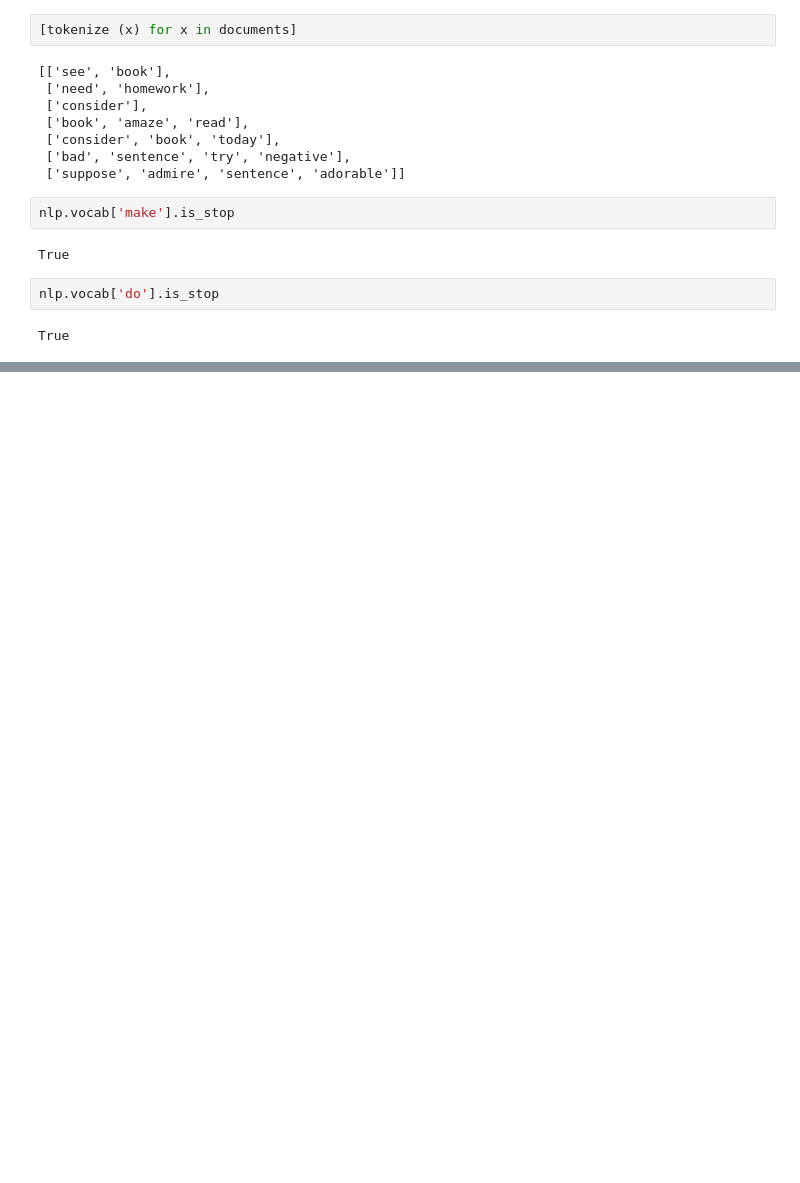
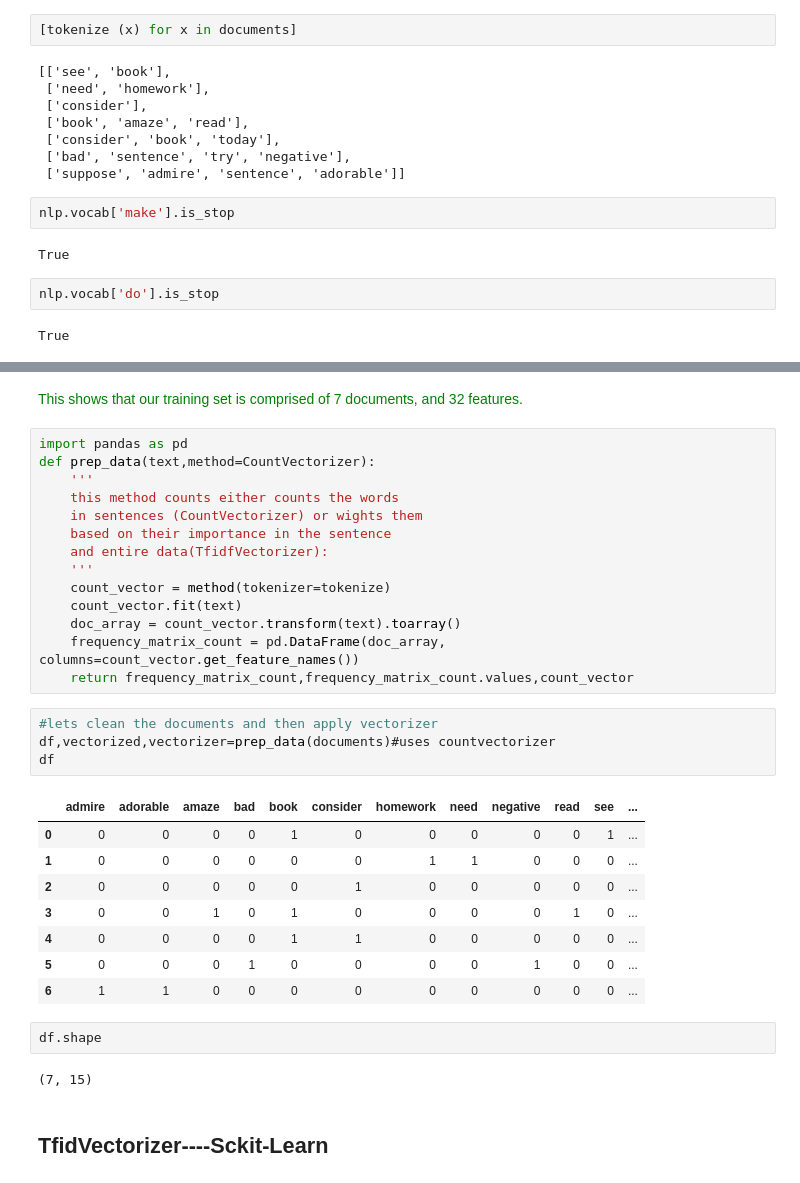
Before and after one commit to scienclick/NLP, a Jupyter notebook: U_1_NLP_Basics.ipynb, the cells around one changed output, grey strips where cells are left out. Cells and saved outputs as stored; diff of their text form; blank space fills up the shorter version.

```diff
--- a/Udemy_1_NLP_Basics.ipynb
+++ b/U_1_NLP_Basics.ipynb
@@ -330,0 +343,35 @@ True
+# %% [markdown]
+<font color=green>This shows that our training set is comprised of 7 documents, and 32 features.</font>
+# %%
+import pandas as pd
+def prep_data(text,method=CountVectorizer):
+    '''
+    this method counts either counts the words
+    in sentences (CountVectorizer) or wights them
+    based on their importance in the sentence
+    and entire data(TfidfVectorizer):
+    '''
+    count_vector = method(tokenizer=tokenize)
+    count_vector.fit(text)
+    doc_array = count_vector.transform(text).toarray()
+    frequency_matrix_count = pd.DataFrame(doc_array, columns=count_vector.get_feature_names())
+    return frequency_matrix_count,frequency_matrix_count.values,count_vector
+# %%
+#lets clean the documents and then apply vectorizer
+df,vectorized,vectorizer=prep_data(documents)#uses countvectorizer
+df
+# %% [output]
+|  | admire | adorable | amaze | bad | book | consider | homework | need | negative | read | see | ... |
+| 0 | 0 | 0 | 0 | 0 | 1 | 0 | 0 | 0 | 0 | 0 | 1 | ... |
+| 1 | 0 | 0 | 0 | 0 | 0 | 0 | 1 | 1 | 0 | 0 | 0 | ... |
+| 2 | 0 | 0 | 0 | 0 | 0 | 1 | 0 | 0 | 0 | 0 | 0 | ... |
+| 3 | 0 | 0 | 1 | 0 | 1 | 0 | 0 | 0 | 0 | 1 | 0 | ... |
+| 4 | 0 | 0 | 0 | 0 | 1 | 1 | 0 | 0 | 0 | 0 | 0 | ... |
+| 5 | 0 | 0 | 0 | 1 | 0 | 0 | 0 | 0 | 1 | 0 | 0 | ... |
+| 6 | 1 | 1 | 0 | 0 | 0 | 0 | 0 | 0 | 0 | 0 | 0 | ... |
+# %%
+df.shape
+# %% [output]
+(7, 15)
+# %% [markdown]
+## TfidVectorizer----Sckit-Learn
```
Also changed, not shown: parts of 12 cells of this notebook, 2 other files.
